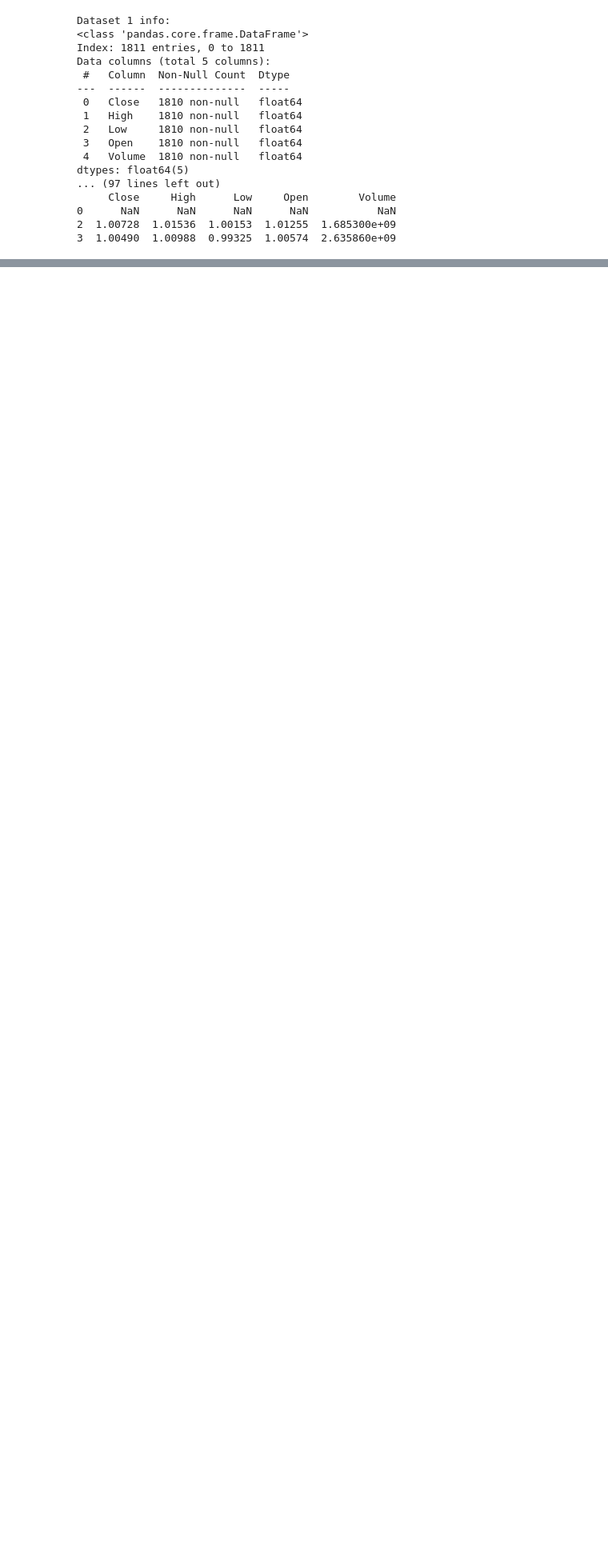
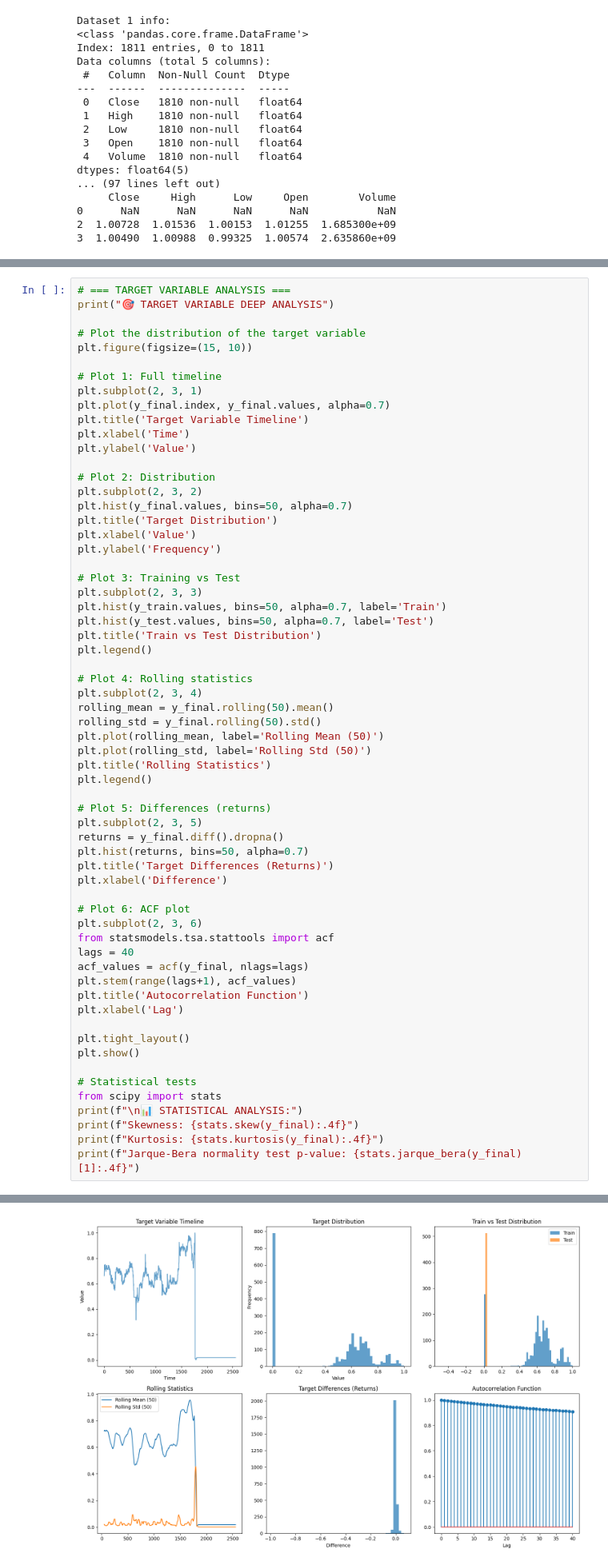
Before and after one commit to OTN-Rajapaksha/Naval-Hybrid-Model-Work-In-The-Stock-Market-And-Crypto-Market-Prediction, a Jupyter notebook: Main.ipynb, the cells around one changed output, grey strips where cells are left out. Shown at 80% size. Cells and saved outputs as stored; diff of their text form; blank space fills up the shorter version.

```diff
--- a/Main.ipynb
+++ b/Main.ipynb
@@ -558,0 +1105,63 @@ dtype: int64
+# %%
+# === TARGET VARIABLE ANALYSIS ===
+print("🎯 TARGET VARIABLE DEEP ANALYSIS")
+
+# Plot the distribution of the target variable
+plt.figure(figsize=(15, 10))
+
+# Plot 1: Full timeline
+plt.subplot(2, 3, 1)
+plt.plot(y_final.index, y_final.values, alpha=0.7)
+plt.title('Target Variable Timeline')
+plt.xlabel('Time')
+plt.ylabel('Value')
+
+# Plot 2: Distribution
+plt.subplot(2, 3, 2)
+plt.hist(y_final.values, bins=50, alpha=0.7)
+plt.title('Target Distribution')
+plt.xlabel('Value')
+plt.ylabel('Frequency')
+
+# Plot 3: Training vs Test
+plt.subplot(2, 3, 3)
+plt.hist(y_train.values, bins=50, alpha=0.7, label='Train')
+plt.hist(y_test.values, bins=50, alpha=0.7, label='Test')
+plt.title('Train vs Test Distribution')
+plt.legend()
+
+# Plot 4: Rolling statistics
+plt.subplot(2, 3, 4)
+rolling_mean = y_final.rolling(50).mean()
+rolling_std = y_final.rolling(50).std()
+plt.plot(rolling_mean, label='Rolling Mean (50)')
+plt.plot(rolling_std, label='Rolling Std (50)')
+plt.title('Rolling Statistics')
+plt.legend()
+
+# Plot 5: Differences (returns)
+plt.subplot(2, 3, 5)
+returns = y_final.diff().dropna()
+plt.hist(returns, bins=50, alpha=0.7)
+plt.title('Target Differences (Returns)')
+plt.xlabel('Difference')
+
+# Plot 6: ACF plot
+plt.subplot(2, 3, 6)
+from statsmodels.tsa.stattools import acf
+lags = 40
+acf_values = acf(y_final, nlags=lags)
+plt.stem(range(lags+1), acf_values)
+plt.title('Autocorrelation Function')
+plt.xlabel('Lag')
+
+plt.tight_layout()
+plt.show()
+
+# Statistical tests
+from scipy import stats
+print(f"\n📊 STATISTICAL ANALYSIS:")
+print(f"Skewness: {stats.skew(y_final):.4f}")
+print(f"Kurtosis: {stats.kurtosis(y_final):.4f}")
+print(f"Jarque-Bera normality test p-value: {stats.jarque_bera(y_final)[1]:.4f}")
+# %% [output]
@@ -558,0 +1169 @@ dtype: int64
+[figure, added]
```
Also changed, not shown: parts of 21 cells of this notebook.
